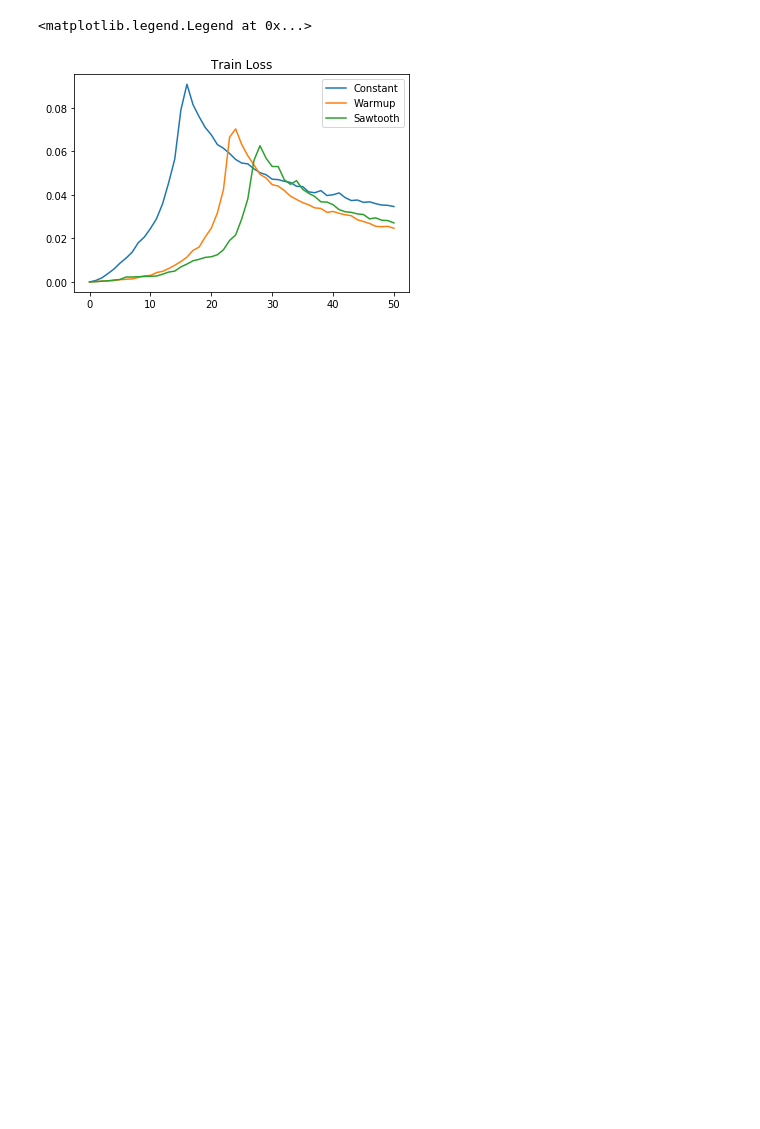
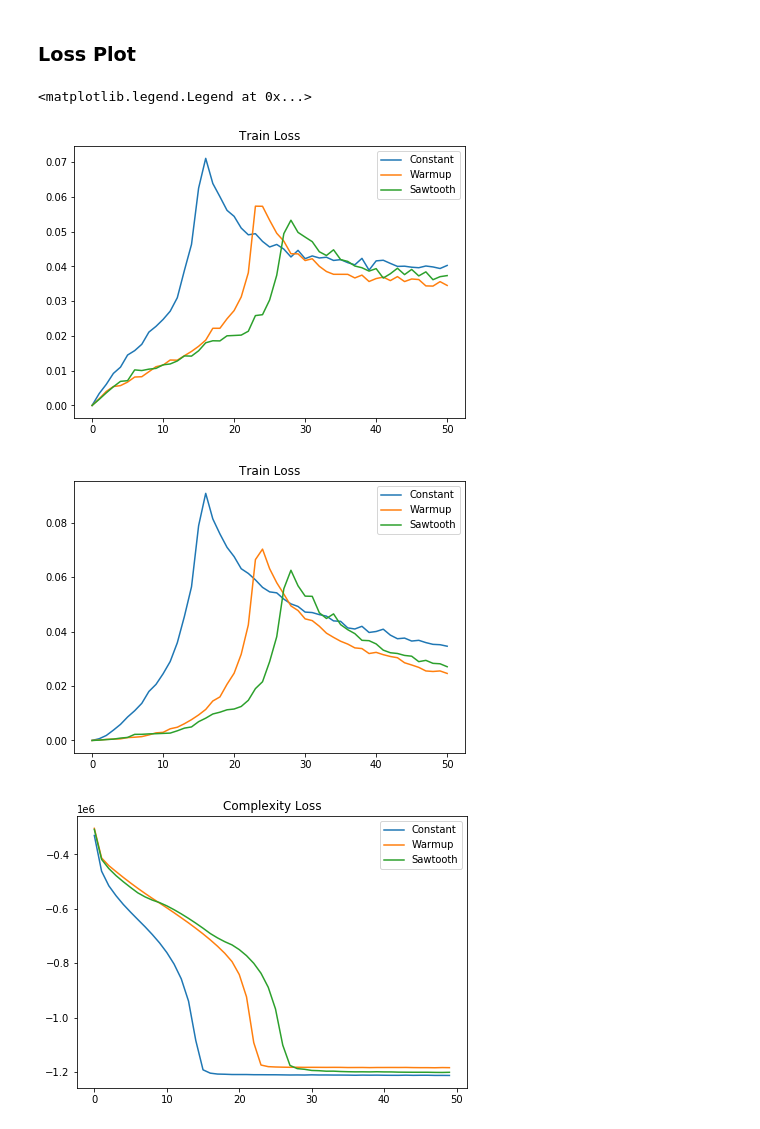
Before and after one commit to okz12/NN_compression, a Jupyter notebook: writeup/vastkd/mods_vis.ipynb, the cells around one changed output. Saved outputs shown, nothing was run; the diff lists cells and outputs as text; code cells hidden in the pictures; blank space fills up the shorter version.

```diff
--- a/writeup/vastkd/mods_vis.ipynb
+++ b/writeup/vastkd/mods_vis.ipynb
@@ -45,9 +45,30 @@ plt.legend()
-# %%
-plt.plot(const['train_loss_mse'], label = "Constant")
-plt.plot(warmup['train_loss_mse'], label = "Warmup")
-plt.plot(sawtooth['train_loss_mse'], label = "Sawtooth")
-plt.title("Train Loss")
-plt.legend()
-# %% [output]
-<matplotlib.legend.Legend at 0x...>
-[figure, removed]
+# %% [markdown]
+### Loss Plot
+# %%
+plt.figure(figsize=(7,5))
+cl = plt.plot(const['test_loss_mse'], label = "Constant")
+wl = plt.plot(warmup['test_loss_mse'], label = "Warmup")
+sl = plt.plot(sawtooth['test_loss_mse'], label = "Sawtooth")
+plt.title("Train Loss")
+plt.legend()
+
+plt.figure(figsize=(7,5))
+plt.plot(const['train_loss_mse'], label = "Constant")
+plt.plot(warmup['train_loss_mse'], label = "Warmup")
+plt.plot(sawtooth['train_loss_mse'], label = "Sawtooth")
+plt.title("Train Loss")
+plt.legend()
+
+plt.figure(figsize=(7,5))
+plt.plot(const['complexity_loss'], label = "Constant")
+plt.plot(warmup['complexity_loss'], label = "Warmup")
+plt.plot(sawtooth['complexity_loss'], label = "Sawtooth")
+ax = plt.gca()
+ax.get_yaxis().get_major_formatter().set_powerlimits((0,0))
+plt.title("Complexity Loss")
+plt.legend()
+# %% [output]
+<matplotlib.legend.Legend at 0x...>
+[figure, added]
+[figure, added]
+[figure, added]
```
Also changed, not shown: parts of 6 cells of this notebook, 4 other files.
